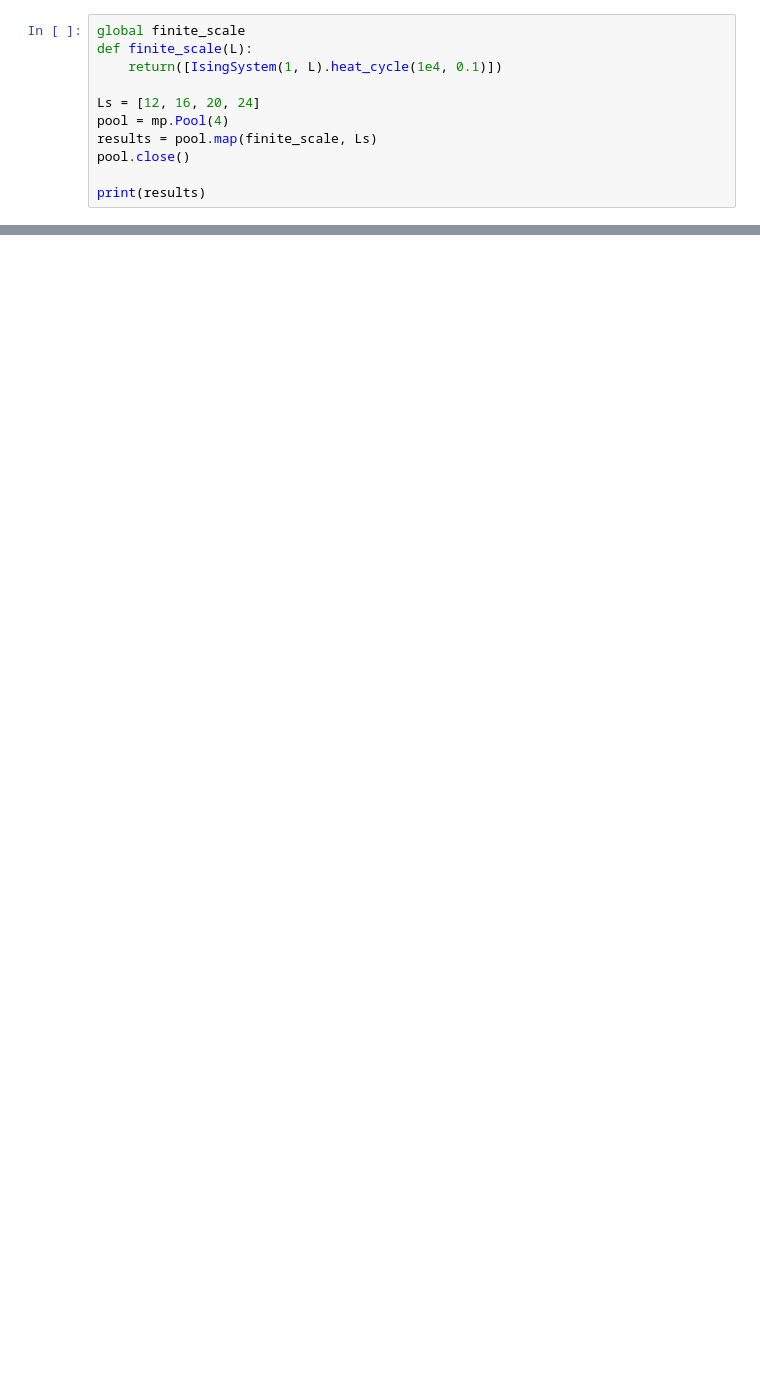
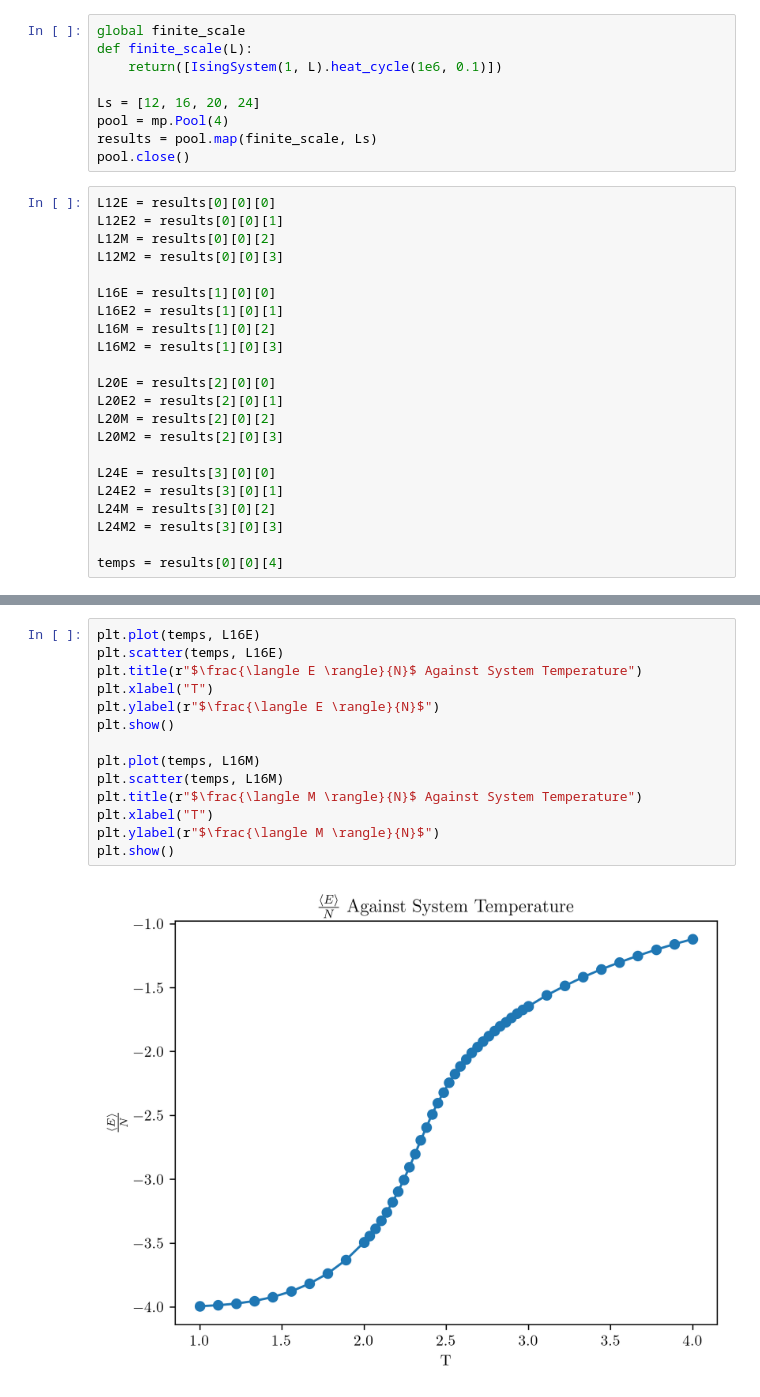
Before and after one commit to m-bouliane/Phys-705, a Jupyter notebook: Final Project.ipynb, the cells around one changed output, grey strips where cells are left out. Drawn from its saved outputs; the diff is of its cells as text; blank space fills up the shorter version.

```diff
--- a/Final Project.ipynb
+++ b/Final Project.ipynb
@@ -154,11 +287,31 @@ plt.show()
 # %%
 global finite_scale
 def finite_scale(L):
-    return([IsingSystem(1, L).heat_cycle(1e4, 0.1)])
+    return([IsingSystem(1, L).heat_cycle(1e6, 0.1)])
 
 Ls = [12, 16, 20, 24]
 pool = mp.Pool(4)
 results = pool.map(finite_scale, Ls)
 pool.close()
-
-print(results)
+# %%
+L12E = results[0][0][0]
+L12E2 = results[0][0][1]
+L12M = results[0][0][2]
+L12M2 = results[0][0][3]
+
+L16E = results[1][0][0]
+L16E2 = results[1][0][1]
+L16M = results[1][0][2]
+L16M2 = results[1][0][3]
+
+L20E = results[2][0][0]
+L20E2 = results[2][0][1]
+L20M = results[2][0][2]
+L20M2 = results[2][0][3]
+
+L24E = results[3][0][0]
+L24E2 = results[3][0][1]
+L24M = results[3][0][2]
+L24M2 = results[3][0][3]
+
+temps = results[0][0][4]
@@ -164,0 +322,16 @@ print(results)
+# %%
+plt.plot(temps, L16E)
+plt.scatter(temps, L16E)
+plt.title(r"$\frac{\langle E \rangle}{N}$ Against System Temperature")
+plt.xlabel("T")
+plt.ylabel(r"$\frac{\langle E \rangle}{N}$")
+plt.show()
+
+plt.plot(temps, L16M)
+plt.scatter(temps, L16M)
+plt.title(r"$\frac{\langle M \rangle}{N}$ Against System Temperature")
+plt.xlabel("T")
+plt.ylabel(r"$\frac{\langle M \rangle}{N}$")
+plt.show()
+# %% [output]
+[figure, added]
```
Also changed, not shown: parts of 21 cells of this notebook, 2 other files.
